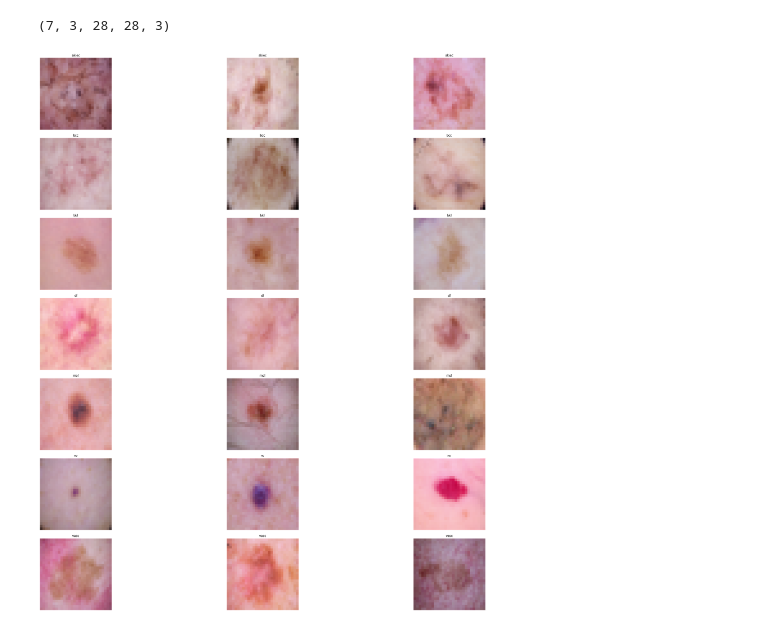
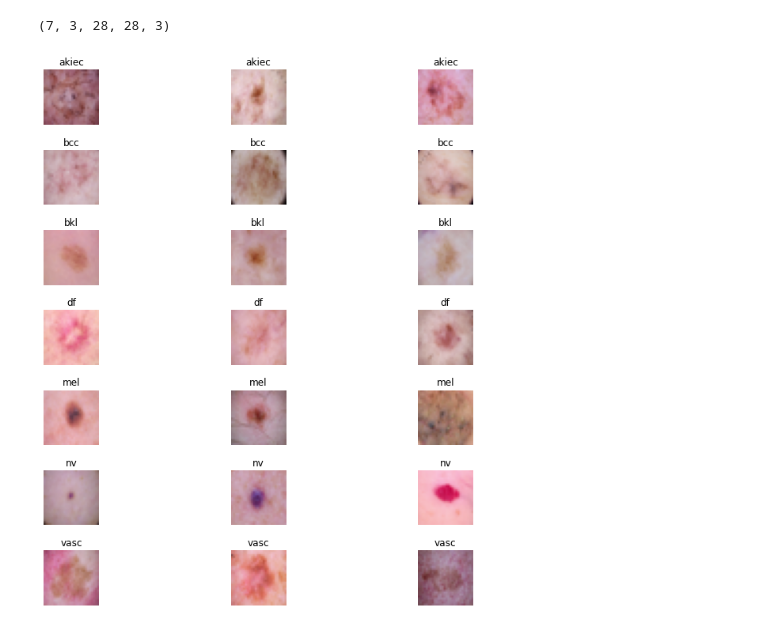
Before and after one commit to bundasmanu/skin_mnist, a Jupyter notebook: Data_Exploration.ipynb, the cells around one changed output. Saved outputs shown, nothing was run; the diff lists cells and outputs as text; code cells hidden in the pictures.

```diff
--- a/Data_Exploration.ipynb
+++ b/Data_Exploration.ipynb
@@ -373,14 +373,14 @@ images_by_classes.shape
 (7, 3, 28, 28, 3)
 # %%
 ## PLOT 3 IMAGES BY EACH CLASS
-f, axr = plt.subplots(7,3, figsize=(30,30))
+f, axr = plt.subplots(7,3, figsize=(10,10))
 f.tight_layout()
 title = [AKIEC, BCC, BKL, DF, MEL, NV, VASC]
 for i in range(7):
     for j in range(3):
         axr[i,j].set_axis_off()
         axr[i,j].imshow(images_by_classes[i][j])
         axr[i,j].set_title(title[i])
 #plt.show()
 # %% [output]
-[figure, old version]
+[figure, new version]
```
